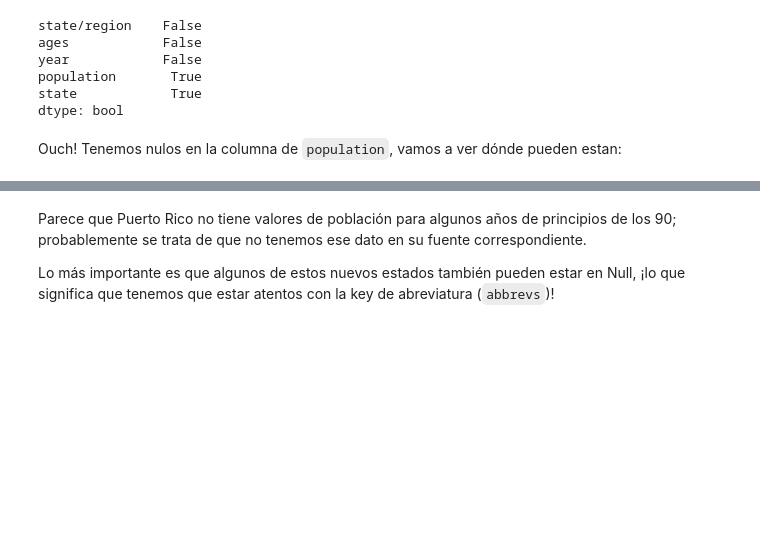
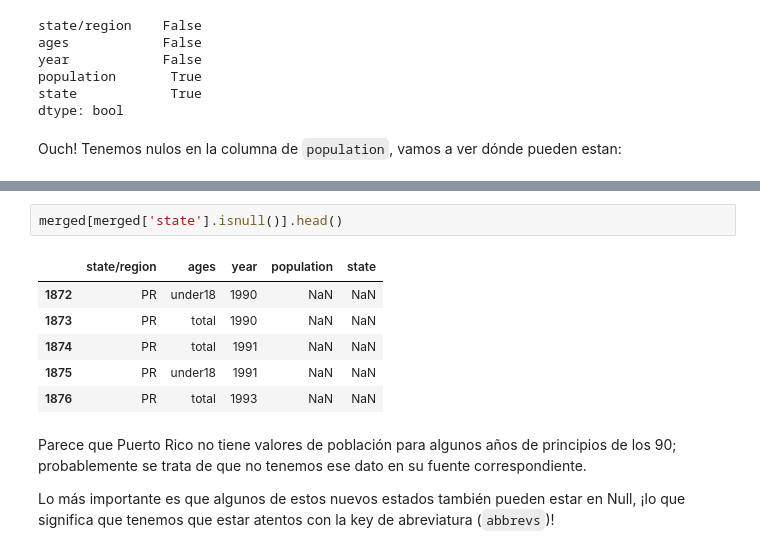
Before and after one commit to NaiSaratxaga/2503_dsft_thebridge_naiara, a Jupyter notebook: 2-Data_Analysis/2-Pandas/Teoría/4_Combinar_Datasets.ipynb, the cells around one changed output, grey strips where cells are left out. Cells and saved outputs as stored; diff of their text form; blank space fills up the shorter version.

```diff
--- a/2-Data_Analysis/2-Pandas/Teoría/4_Combinar_Datasets.ipynb
+++ b/2-Data_Analysis/2-Pandas/Teoría/4_Combinar_Datasets.ipynb
@@ -906,3 +889,12 @@ merged[merged['population'].isnull()].head()
+# %%
+merged[merged['state'].isnull()].head()
+# %% [output]
+|  | state/region | ages | year | population | state |
+| 1872 | PR | under18 | 1990 | NaN | NaN |
+| 1873 | PR | total | 1990 | NaN | NaN |
+| 1874 | PR | total | 1991 | NaN | NaN |
+| 1875 | PR | under18 | 1991 | NaN | NaN |
+| 1876 | PR | total | 1993 | NaN | NaN |
 # %% [markdown]
 Parece que Puerto Rico no tiene valores de población para algunos años de principios de los 90; probablemente se trata de que no tenemos ese dato en su fuente correspondiente.
 
```
Also changed, not shown: parts of 12 cells of this notebook.
